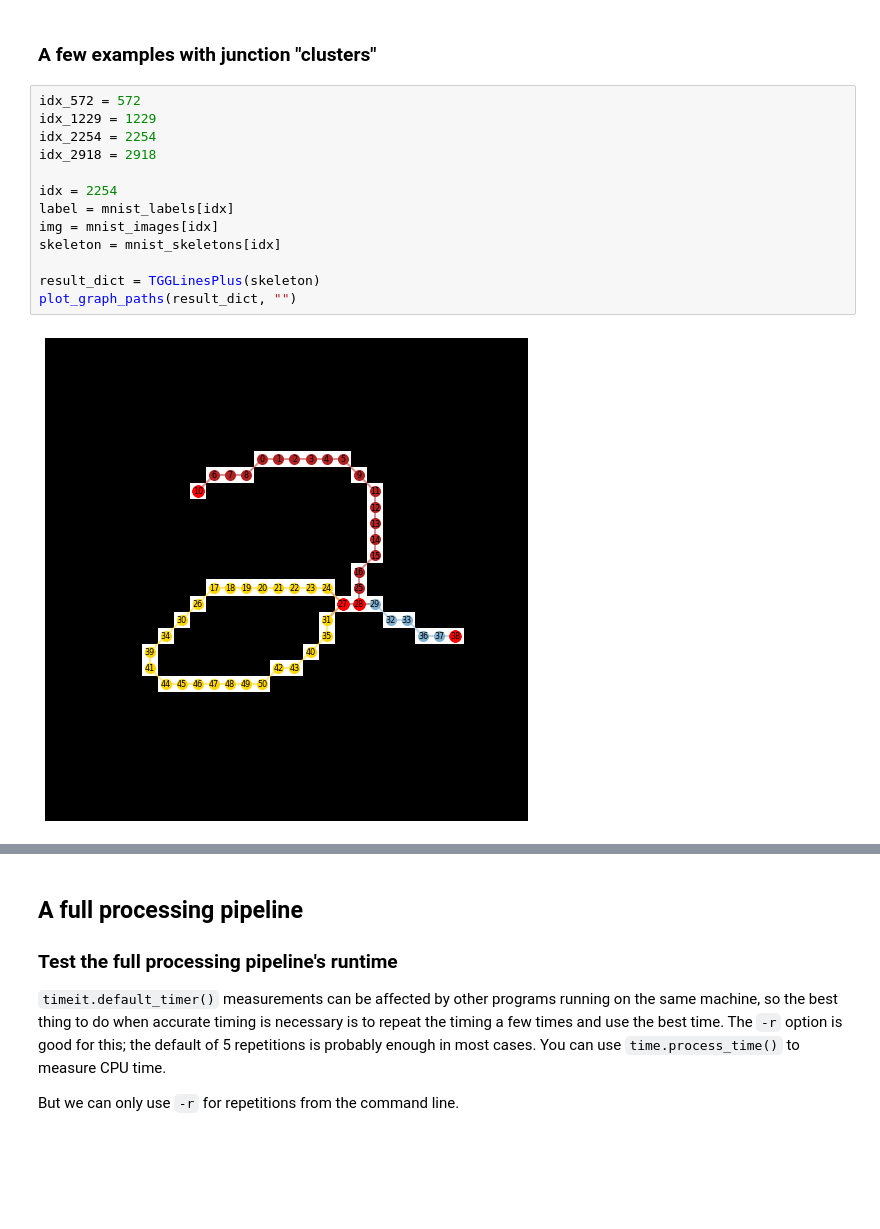
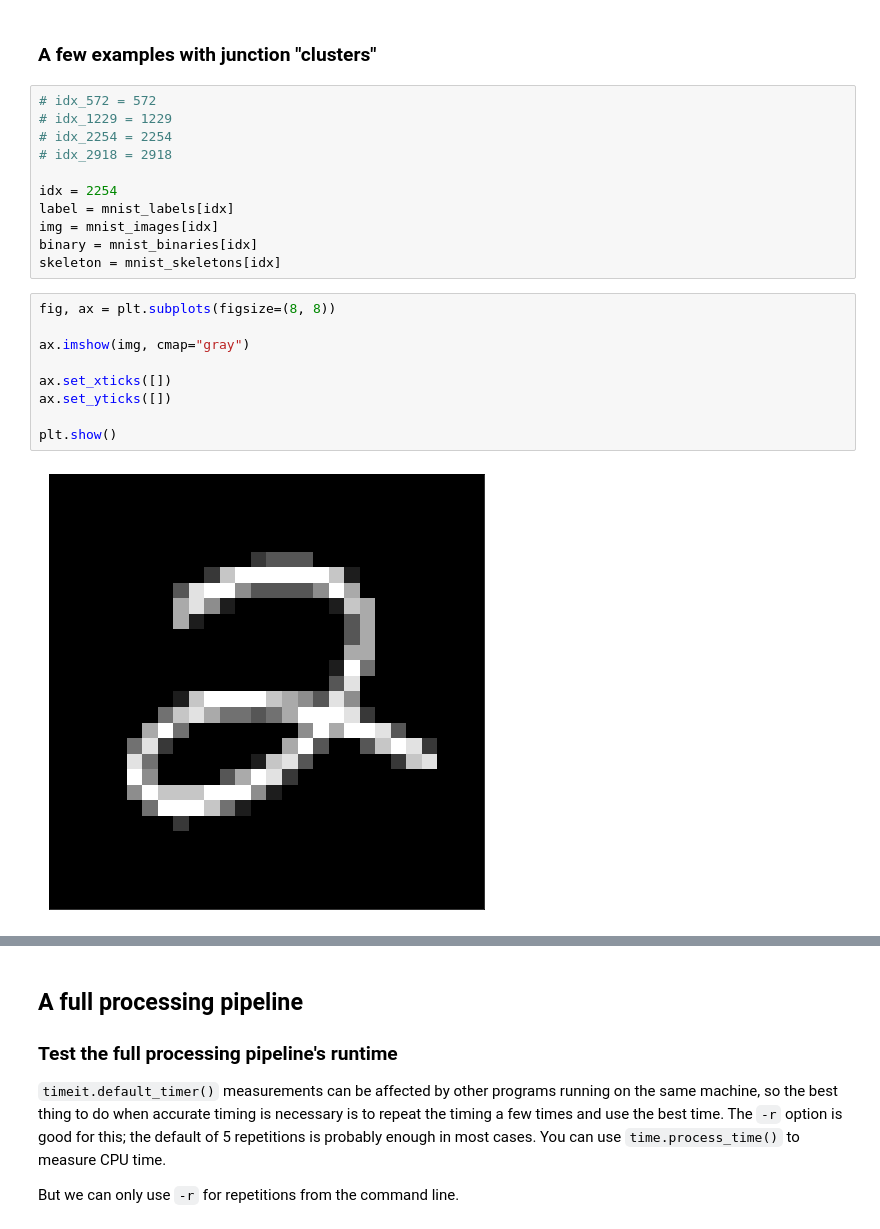
Before and after one commit to GeoAIR-lab/TGGLinesPlus, a Jupyter notebook: notebooks/2_path_segmentation.ipynb, the cells around one changed output, grey strips where cells are left out. Drawn from its saved outputs; the diff is of its cells as text; blank space fills up the shorter version.

```diff
--- a/notebooks/2_path_segmentation.ipynb
+++ b/notebooks/2_path_segmentation.ipynb
@@ -229,17 +229,24 @@ plot_graph_paths(result_dict_5061, "")
 # %% [markdown]
 ### A few examples with junction "clusters"
 # %%
-idx_572 = 572
-idx_1229 = 1229
-idx_2254 = 2254
-idx_2918 = 2918
+# idx_572 = 572
+# idx_1229 = 1229
+# idx_2254 = 2254
+# idx_2918 = 2918
 
 idx = 2254
 label = mnist_labels[idx]
 img = mnist_images[idx]
+binary = mnist_binaries[idx]
 skeleton = mnist_skeletons[idx]
-
-result_dict = TGGLinesPlus(skeleton)
-plot_graph_paths(result_dict, "")
-# %% [output]
-[figure, removed]
+# %%
+fig, ax = plt.subplots(figsize=(8, 8))
+
+ax.imshow(img, cmap="gray")
+
+ax.set_xticks([])
+ax.set_yticks([])
+
+plt.show()
+# %% [output]
+[figure, added]
```
Also changed, not shown: parts of 17 cells of this notebook, 4 other files.
